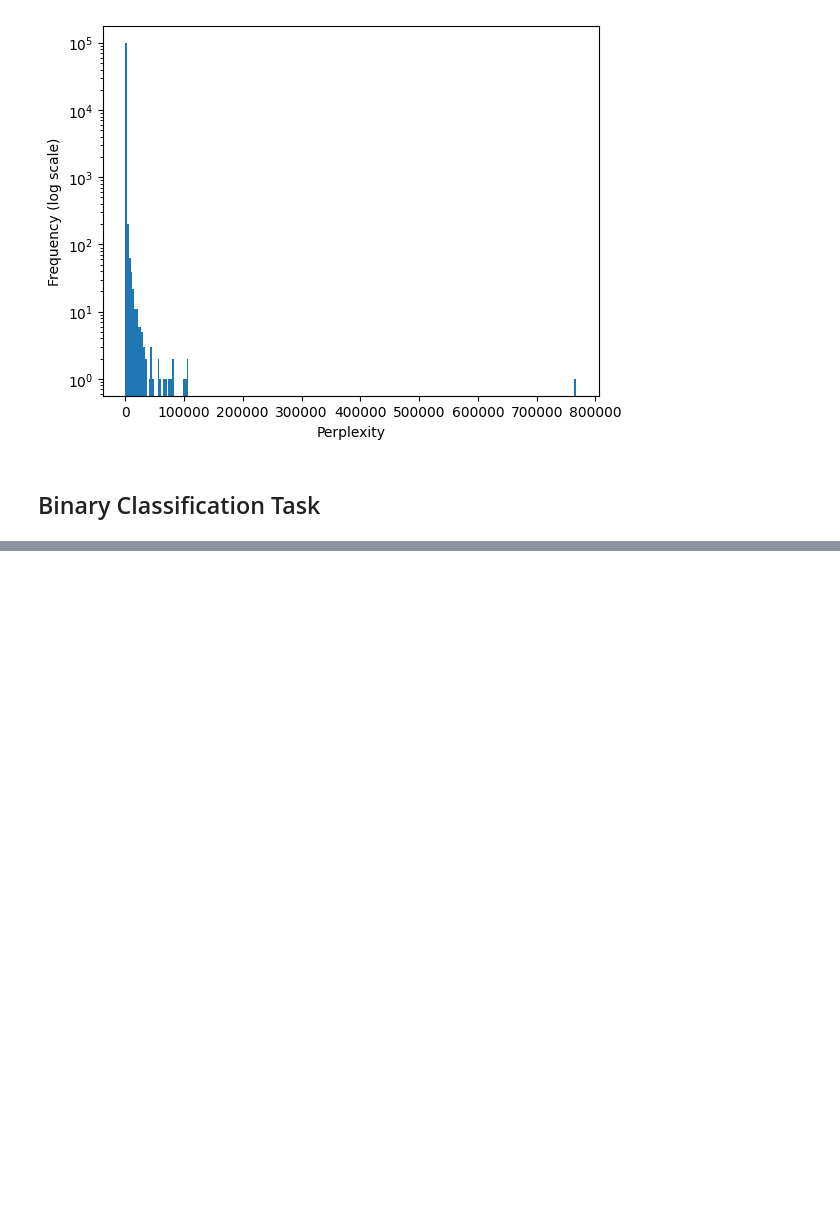
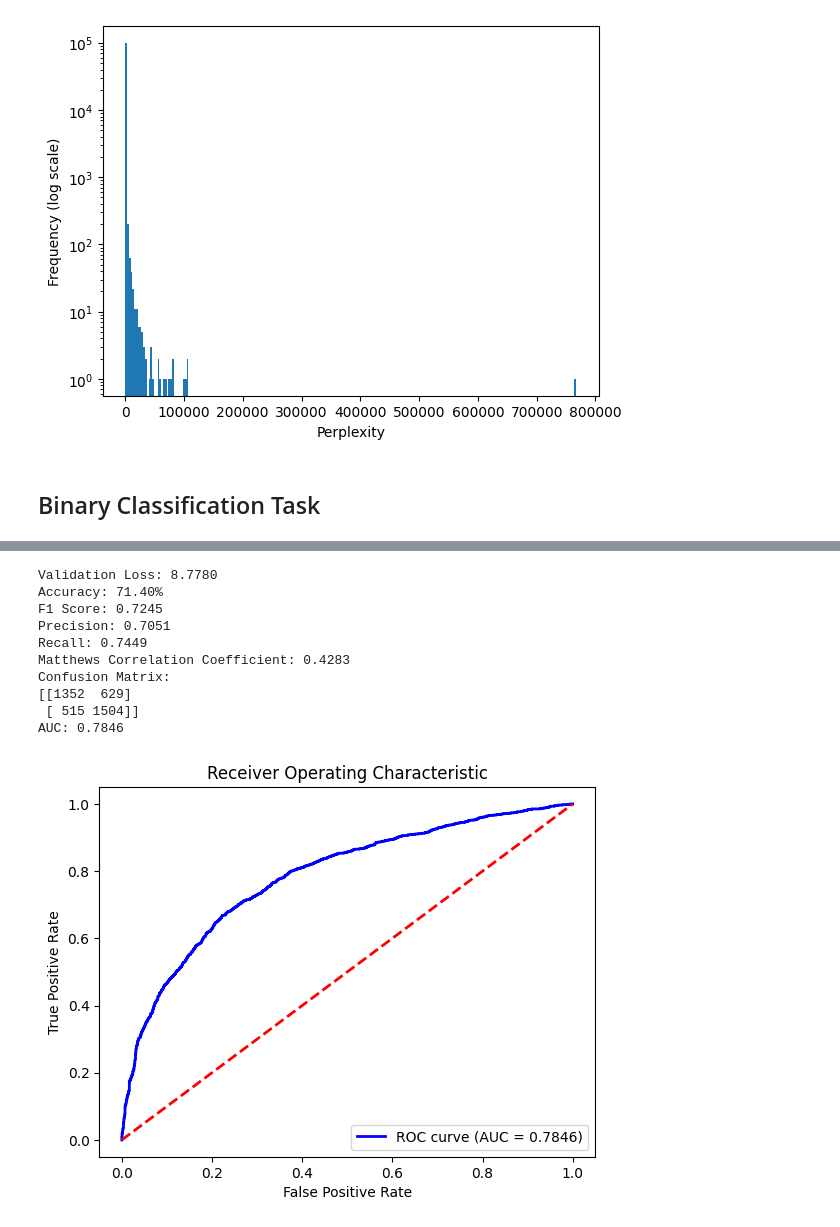
Before and after one commit to Vithesh-Reddy/Measuring-Text-Fluency, a Jupyter notebook: Transformer.ipynb, the cells around one changed output, grey strips where cells are left out. Drawn from its saved outputs; the diff is of its cells as text; code cells hidden in the pictures; blank space fills up the shorter version.

```diff
--- a/Transformer.ipynb
+++ b/Transformer.ipynb
@@ -274,3 +282,18 @@ def test(model, test_loader, criterion):
     plt.title('Receiver Operating Characteristic')
     plt.legend(loc="lower right")
     plt.show()
+# %%
+# Call the test function
+test(classifier, test_loader, criterion)
+# %% [output]
+Validation Loss: 8.7780
+Accuracy: 71.40%
+F1 Score: 0.7245
+Precision: 0.7051
+Recall: 0.7449
+Matthews Correlation Coefficient: 0.4283
+Confusion Matrix:
+[[1352  629]
+ [ 515 1504]]
+AUC: 0.7846
+[figure, added]
```
Also changed, not shown: parts of 1 cell of this notebook, 7 other files.
